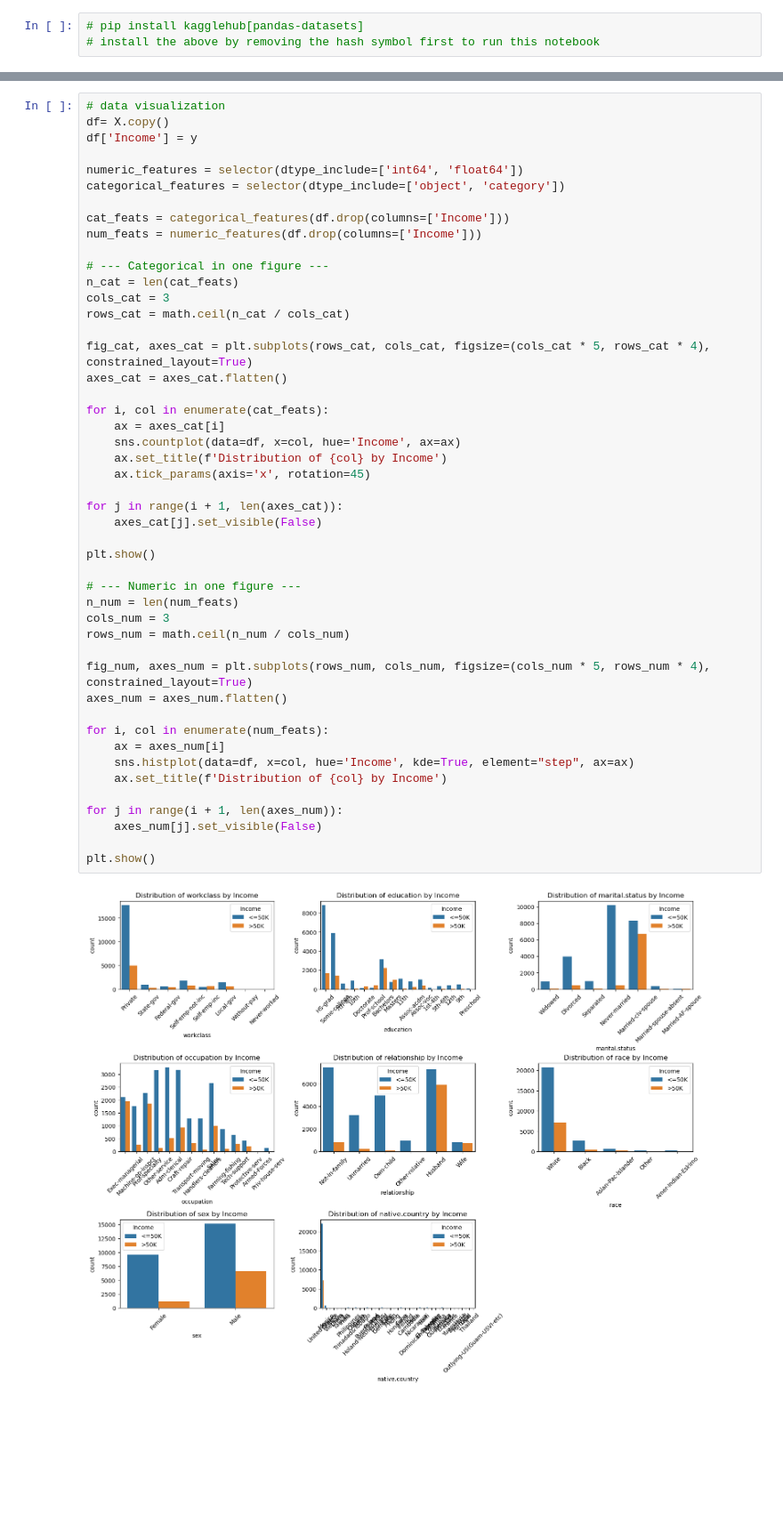
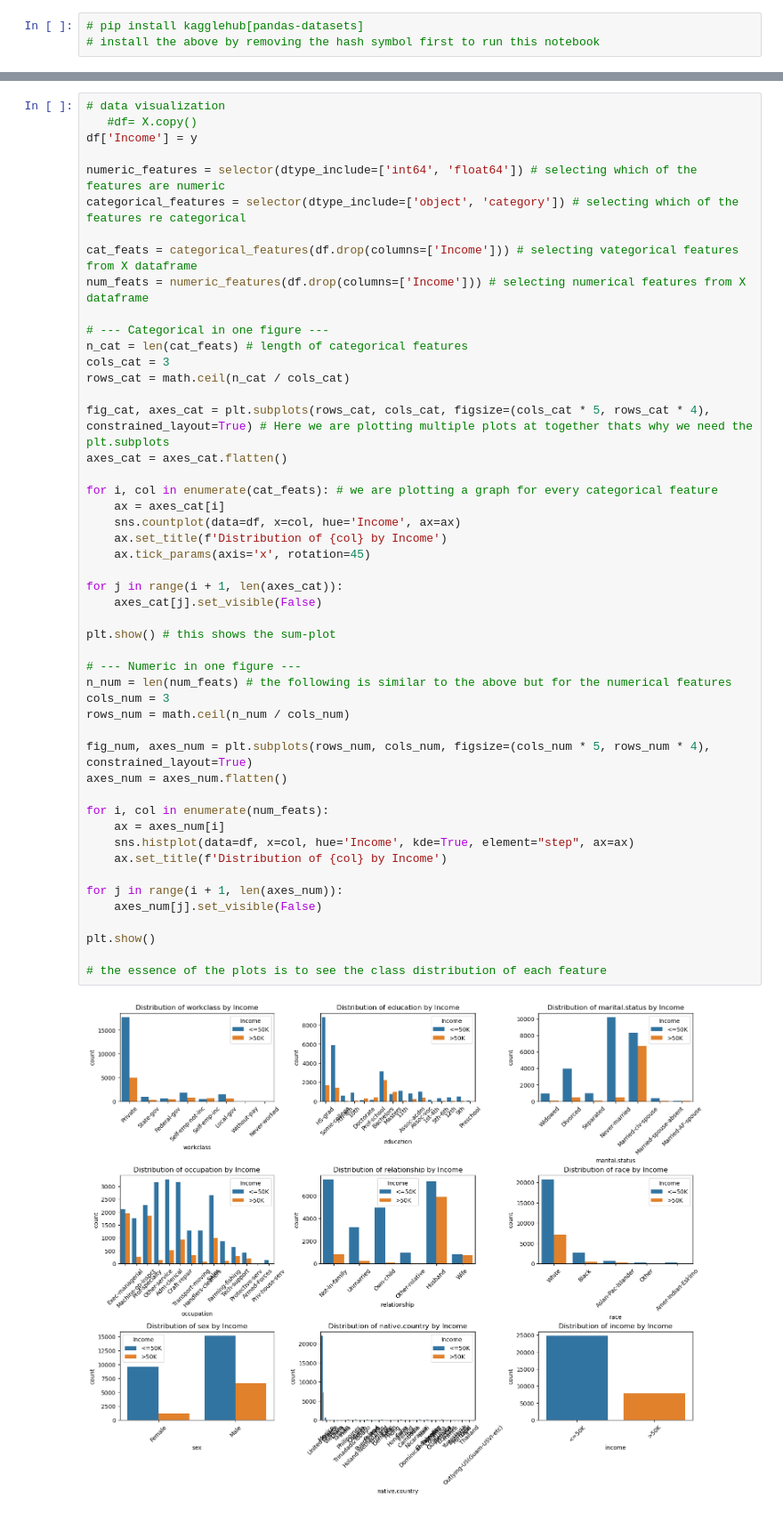
Before and after one commit to Chizobawisdom/Portfolio, a Jupyter notebook: 03_Predictive-Maintenance/Randomforest_Classification.ipynb, the cells around one changed output, grey strips where cells are left out. Shown at 89% size. Cells and saved outputs as stored; diff of their text form; blank space fills up the shorter version.

```diff
--- a/03_Predictive-Maintenance/Randomforest_Classification.ipynb
+++ b/03_Predictive-Maintenance/Randomforest_Classification.ipynb
@@ -58,52 +57,54 @@ y = df['income'].str.strip()  # trim
 # %%
 # data visualization
-df= X.copy()
+   #df= X.copy()
 df['Income'] = y
 
-numeric_features = selector(dtype_include=['int64', 'float64'])
-categorical_features = selector(dtype_include=['object', 'category'])
+numeric_features = selector(dtype_include=['int64', 'float64']) # selecting which of the features are numeric
+categorical_features = selector(dtype_include=['object', 'category']) # selecting which of the features re categorical
 
-cat_feats = categorical_features(df.drop(columns=['Income']))
-num_feats = numeric_features(df.drop(columns=['Income']))
+cat_feats = categorical_features(df.drop(columns=['Income'])) # selecting vategorical features from X dataframe
+num_feats = numeric_features(df.drop(columns=['Income'])) # selecting numerical features from X dataframe
 
 # --- Categorical in one figure ---
-n_cat = len(cat_feats)
+n_cat = len(cat_feats) # length of categorical features
 cols_cat = 3
 rows_cat = math.ceil(n_cat / cols_cat)
 
-fig_cat, axes_cat = plt.subplots(rows_cat, cols_cat, figsize=(cols_cat * 5, rows_cat * 4), constrained_layout=True)
+fig_cat, axes_cat = plt.subplots(rows_cat, cols_cat, figsize=(cols_cat * 5, rows_cat * 4), constrained_layout=True) # Here we are plotting multiple plots at together thats why we need the plt.subplots
 axes_cat = axes_cat.flatten()
 
-for i, col in enumerate(cat_feats):
+for i, col in enumerate(cat_feats): # we are plotting a graph for every categorical feature
     ax = axes_cat[i]
     sns.countplot(data=df, x=col, hue='Income', ax=ax)
     ax.set_title(f'Distribution of {col} by Income')
     ax.tick_params(axis='x', rotation=45)
 
 for j in range(i + 1, len(axes_cat)):
     axes_cat[j].set_visible(False)
 
-plt.show()
+plt.show() # this shows the sum-plot
 
 # --- Numeric in one figure ---
-n_num = len(num_feats)
+n_num = len(num_feats) # the following is similar to the above but for the numerical features
 cols_num = 3
 rows_num = math.ceil(n_num / cols_num)
 
 fig_num, axes_num = plt.subplots(rows_num, cols_num, figsize=(cols_num * 5, rows_num * 4), constrained_layout=True)
 axes_num = axes_num.flatten()
 
 for i, col in enumerate(num_feats):
     ax = axes_num[i]
     sns.histplot(data=df, x=col, hue='Income', kde=True, element="step", ax=ax)
     ax.set_title(f'Distribution of {col} by Income')
 
 for j in range(i + 1, len(axes_num)):
     axes_num[j].set_visible(False)
 
 plt.show()
+
+# the essence of the plots is to see the class distribution of each feature
 # %% [output]
-[figure, old version]
+[figure, new version]
 [figure]
 # %%
 # split df into test and train sets
```
Also changed, not shown: parts of 7 cells of this notebook.
